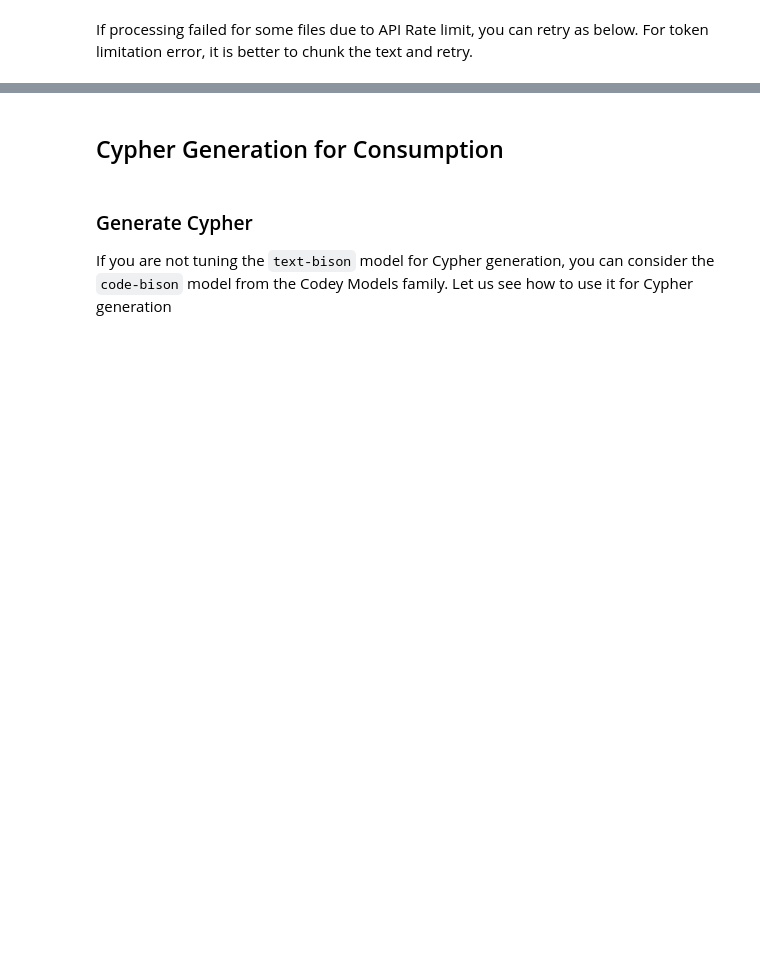
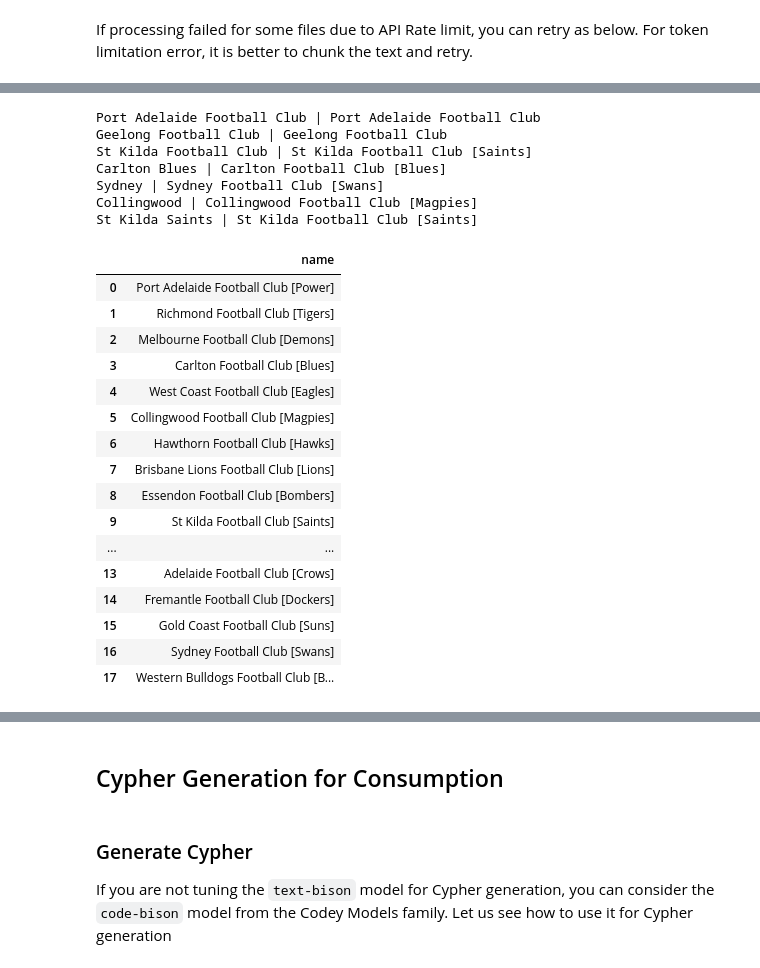
Before and after one commit to neo4j-partners/neo4j-generative-ai-intelligent-app-from-videos-google, a Jupyter notebook: notebook/notebook.ipynb, the cells around one changed output, grey strips where cells are left out. Saved outputs shown, nothing was run; the diff lists cells and outputs as text; code cells hidden in the pictures; blank space fills up the shorter version.

```diff
--- a/notebook/notebook.ipynb
+++ b/notebook/notebook.ipynb
@@ -694,0 +787,62 @@ failed_files
+# %%
+entity_disambiguation_prompt_tpl = """Here is the list of Australian Football League Teams extracted from an NLP pipeline.
+Now, disambiguate each of the Teams as tuples like (1 tuple per line):
+(ambiguous_team_name, correct_official_name [correct_nick_name])
+`Sydney Swans` and `Sydney Football Club` are the same team. So disambiguate them to one - `Sydney Football Club [Swans]`
+
+Ambiguous AFL Team names list:
+$ctext
+Disambiguated names list:
+"""
+
+def disambiguate_teams(df_teams):
+    _prompt = Template(entity_disambiguation_prompt_tpl).substitute(ctext='\n'.join(df_teams['name']))
+    _extraction = prompt_text_bison(_prompt)
+    for line in _extraction.split('\n'):
+        tmp = line.lstrip('(').rstrip(')').split(',')
+        if not line.startswith('(') or len(tmp) < 2:
+            continue
+        amb_name = tmp[0].strip()
+        full_name = tmp[1].strip()
+        print(f"{amb_name} | {full_name}")
+        if len(amb_name) > 0 and amb_name != 'None':
+            gds.run_cypher(f"""
+                MATCH (n:Team)
+                WHERE toLower(n.name) = "{amb_name.lower()}"
+                SET n.name = "{full_name}"
+                RETURN n.name"""
+            )
+
+    gds.run_cypher("""MATCH (n:Team)
+        WITH n.name as name, COLLECT(n) AS ns
+        WHERE size(ns) > 1
+        CALL apoc.refactor.mergeNodes(ns) YIELD node
+        RETURN node.id, node.name""")
+# %%
+disambiguate_teams(df_teams)
+gds.run_cypher('MATCH (n:Team) RETURN n.name as name')
+# %% [output]
+Port Adelaide Football Club | Port Adelaide Football Club
+Geelong Football Club | Geelong Football Club
+St Kilda Football Club | St Kilda Football Club [Saints]
+Carlton Blues | Carlton Football Club [Blues]
+Sydney | Sydney Football Club [Swans]
+Collingwood | Collingwood Football Club [Magpies]
+St Kilda Saints | St Kilda Football Club [Saints]
+|  | name |
+| 0 | Port Adelaide Football Club [Power] |
+| 1 | Richmond Football Club [Tigers] |
+| 2 | Melbourne Football Club [Demons] |
+| 3 | Carlton Football Club [Blues] |
+| 4 | West Coast Football Club [Eagles] |
+| 5 | Collingwood Football Club [Magpies] |
+| 6 | Hawthorn Football Club [Hawks] |
+| 7 | Brisbane Lions Football Club [Lions] |
+| 8 | Essendon Football Club [Bombers] |
+| 9 | St Kilda Football Club [Saints] |
+| ... | ... |
+| 13 | Adelaide Football Club [Crows] |
+| 14 | Fremantle Football Club [Dockers] |
+| 15 | Gold Coast Football Club [Suns] |
+| 16 | Sydney Football Club [Swans] |
+| 17 | Western Bulldogs Football Club [B... |
```
Also changed, not shown: parts of 27 cells of this notebook.
